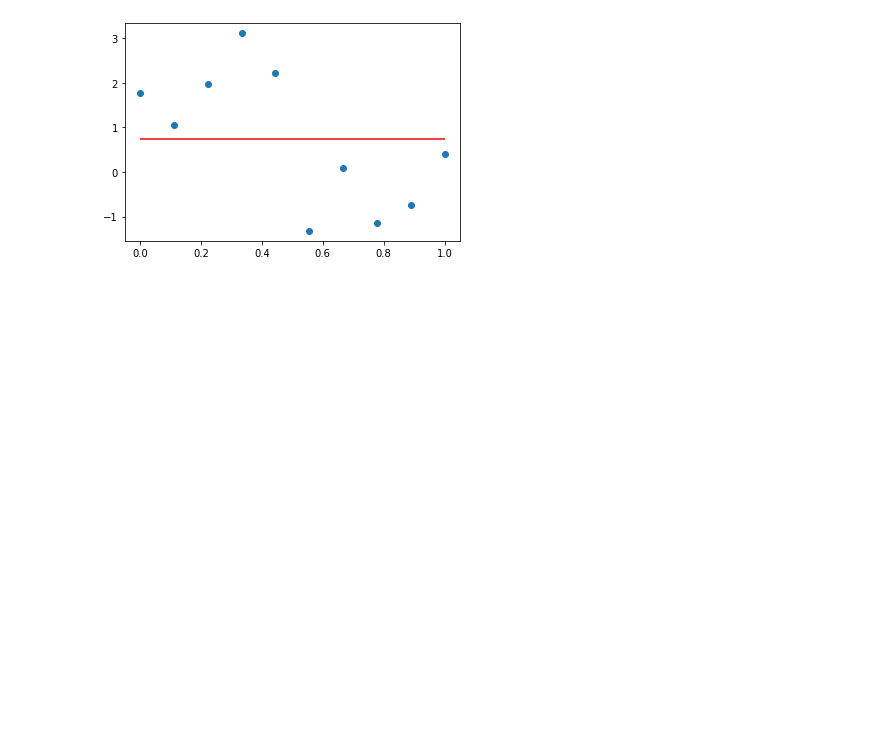
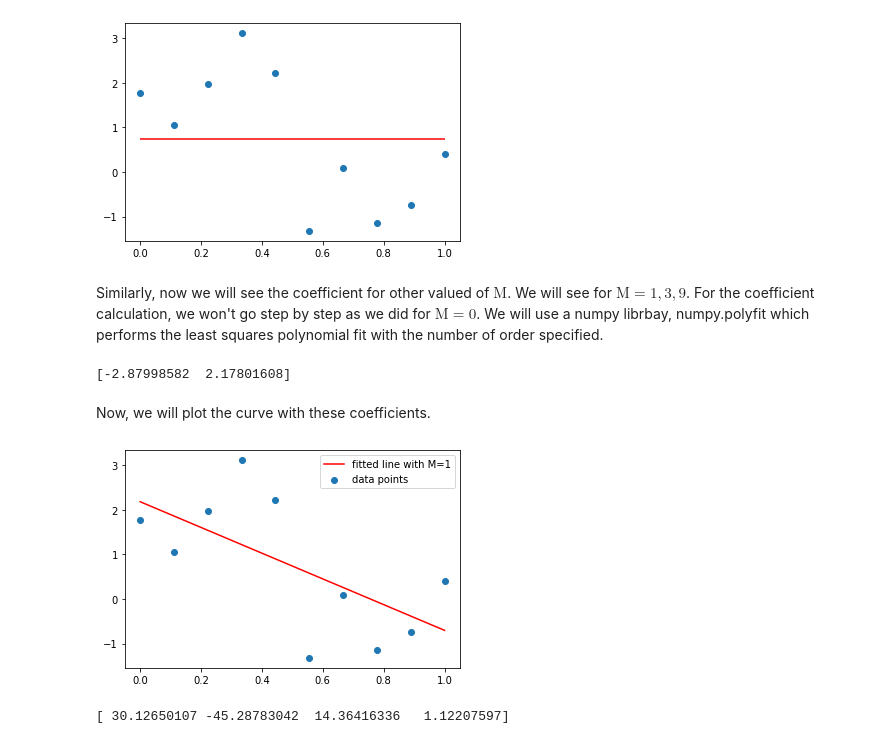
Before and after one commit to aditi-gajurel/PRML_Summary_Notes, a Jupyter notebook: Chapter 1: Introduction/1.1- Polynomial-Curve-Fitting.ipynb, the cells around one changed output. Saved outputs shown, nothing was run; the diff lists cells and outputs as text; code cells hidden in the pictures; blank space fills up the shorter version.

```diff
--- a/Chapter 1: Introduction/1.1- Polynomial-Curve-Fitting.ipynb
+++ b/Chapter 1: Introduction/1.1- Polynomial-Curve-Fitting.ipynb
@@ -123,3 +124,30 @@ ax.hlines(y=0.739, xmin=0, xmax=1,color='r')
 plt.show()
 # %% [output]
 [figure]
+# %% [markdown]
+Similarly, now we will see the coefficient for other valued of $\text{M}$. We will see for $\text{M} = 1, 3, 9$. For the coefficient calculation, we won't go step by step as we did for $\text{M}=0$. We will use a numpy librbay, numpy.polyfit which performs the least squares polynomial fit with the number of order specified.
+# %%
+## For M =1
+coefs = np.polyfit(x, t, 1)
+print(coefs)
+# %% [output]
+[-2.87998582  2.17801608]
+# %% [markdown]
+Now, we will plot the curve with these coefficients.
+# %%
+## Fitted Curve
+y = coefs[1] + coefs[0]*x
+
+## Plot the fitted curve
+plt.scatter(x, t, label = 'data points')
+plt.plot(x, y, c ='r', label ='fitted line with M=1')
+plt.legend()
+plt.show()
+# %% [output]
+[figure, added]
+# %%
+## For M = 3
+coefs = np.polyfit(x, t, 3)
+print(coefs)
+# %% [output]
+[ 30.12650107 -45.28783042  14.36416336   1.12207597]
```
Also changed, not shown: parts of 5 cells of this notebook, 1 other file.
